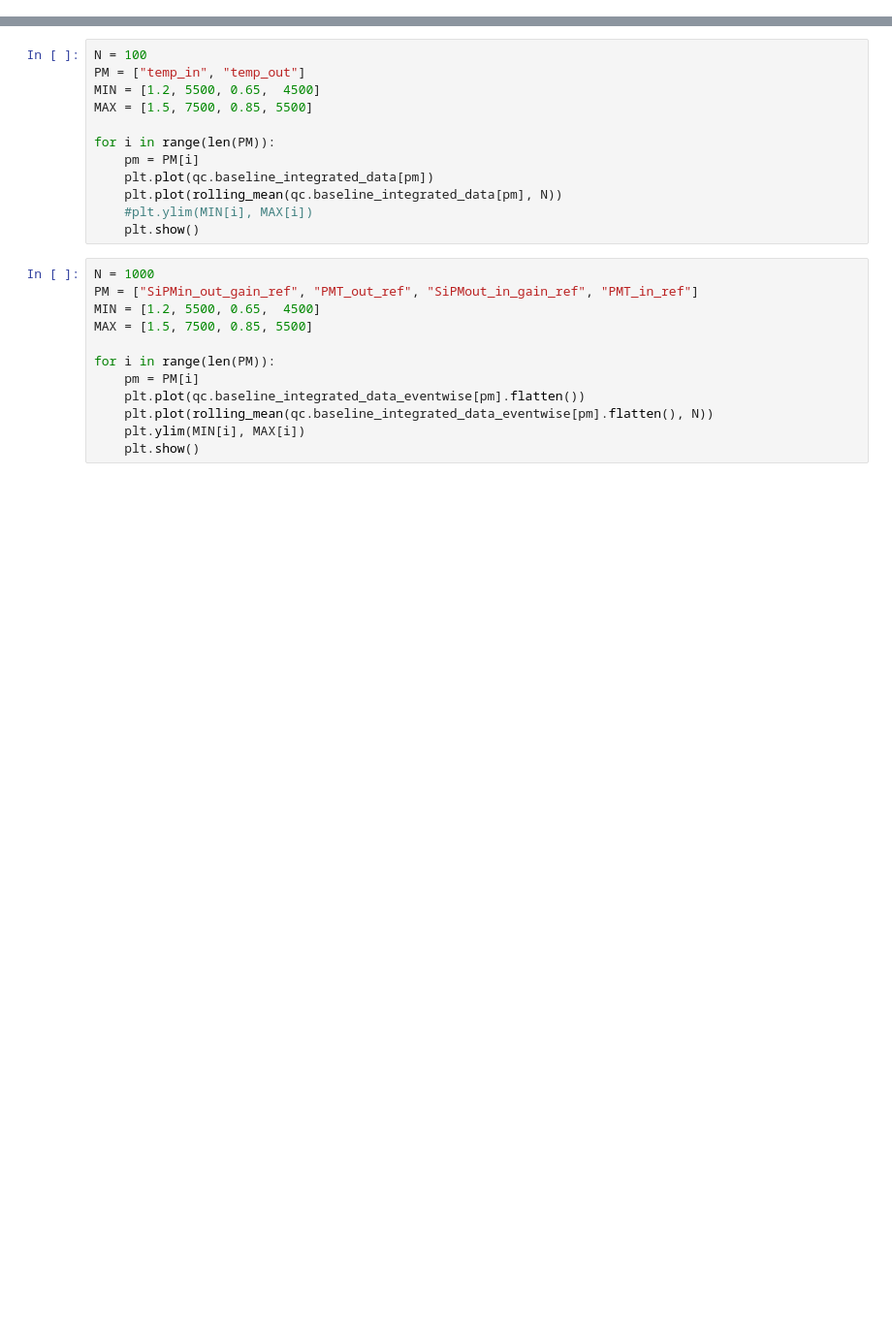
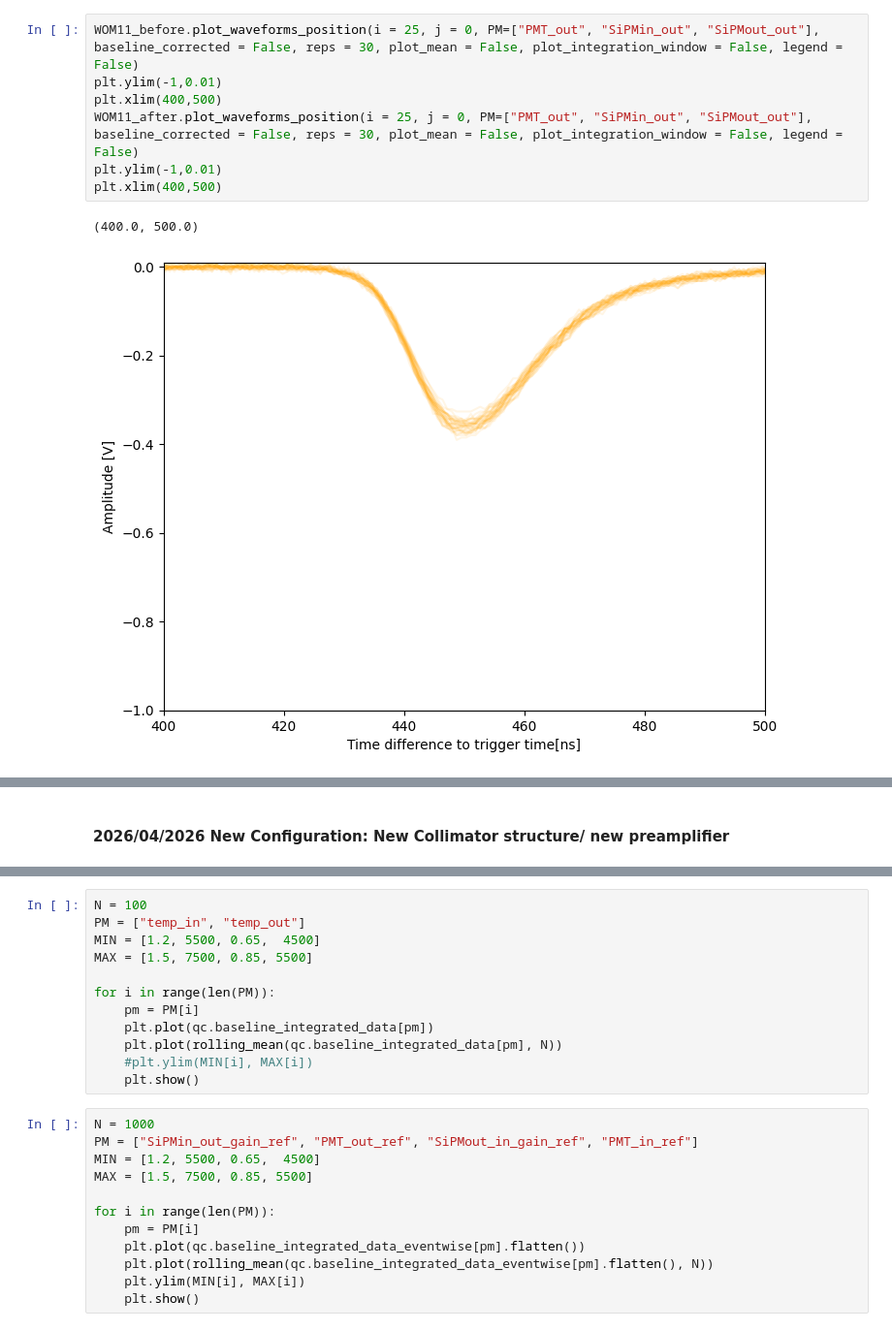
Before and after one commit to idawoestheinrich/wom_quality_control, a Jupyter notebook: code/analysis_ida.ipynb, the cells around one changed output, grey strips where cells are left out. Shown at 97% size. Cells and saved outputs as stored; diff of their text form; blank space fills up the shorter version.

```diff
--- a/code/analysis_ida.ipynb
+++ b/code/analysis_ida.ipynb
@@ -17,0 +75,10 @@ from datetime import datetime, timedelta
+# %%
+WOM11_before.plot_waveforms_position(i = 25, j = 0, PM=["PMT_out", "SiPMin_out", "SiPMout_out"], baseline_corrected = False, reps = 30, plot_mean = False, plot_integration_window = False, legend = False)
+plt.ylim(-1,0.01)
+plt.xlim(400,500)
+WOM11_after.plot_waveforms_position(i = 25, j = 0, PM=["PMT_out", "SiPMin_out", "SiPMout_out"], baseline_corrected = False, reps = 30, plot_mean = False, plot_integration_window = False, legend = False)
+plt.ylim(-1,0.01)
+plt.xlim(400,500)
+# %% [output]
+(400.0, 500.0)
+[figure, added]
@@ -17,0 +86,2 @@ from datetime import datetime, timedelta
+# %% [markdown]
+#### 2026/04/2026 New Configuration: New Collimator structure/ new preamplifier
```
Also changed, not shown: parts of 58 cells of this notebook, 4 other files.
